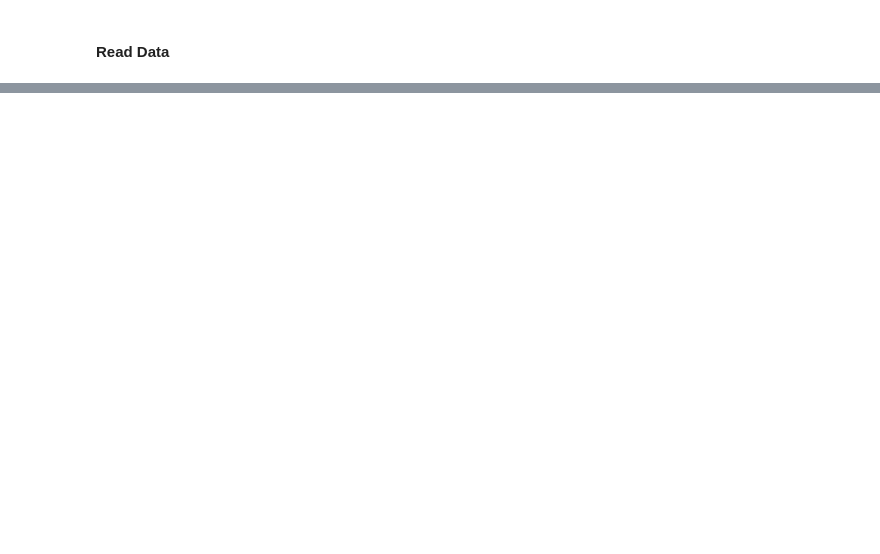
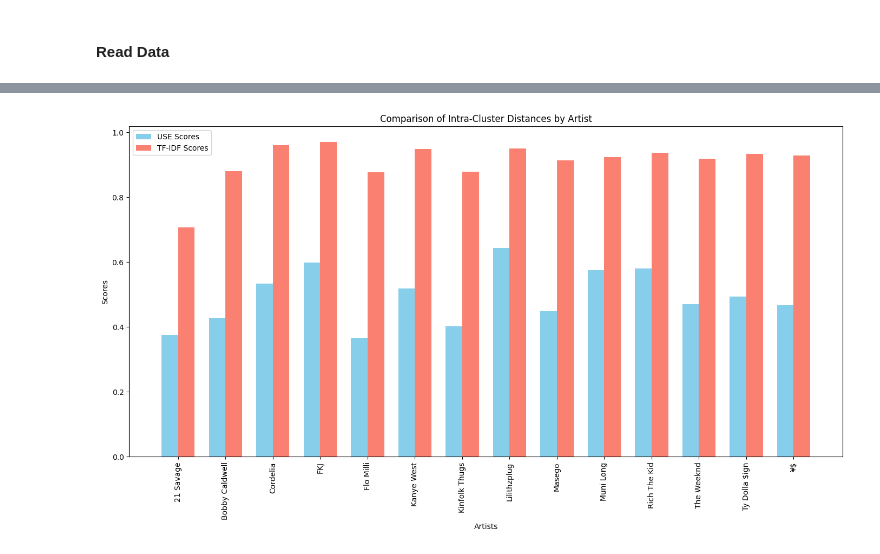
Before and after one commit to audrey-yip/CS315-Final-Project, a Jupyter notebook: data-analysis/intra_clustering_artists.ipynb, the cells around one changed output, grey strips where cells are left out. Saved outputs shown, nothing was run; the diff lists cells and outputs as text; code cells hidden in the pictures; blank space fills up the shorter version.

Commit message:
working on clustering / intra-cluster distance

```diff
--- a/data-analysis/intra_clustering_artists.ipynb
+++ b/data-analysis/intra_clustering_artists.ipynb
@@ -50,0 +134,6 @@ vectorized
+# %%
+def get_use_embeddings(texts):
+    embeddings = embed(texts)
+    return embeddings.numpy()
+
+df['use_embeddings'] = df['clean_lyrics'].apply(lambda x: get_use_embeddings([x])[0])
@@ -50,0 +154,8 @@ vectorized
+# %%
+# Group by artist and calculate intra-cluster distance
+embeddings = np.vstack(df['use_embeddings'])
+intra_cluster_scores = df.groupby('artist')['use_embeddings'].apply(lambda x: intra_cluster_distance(np.vstack(x)))
+
+use_scores = df.groupby('artist')['use_embeddings'].apply(lambda x: intra_cluster_distance(np.vstack(x)))
+
+print(use_scores.sort_values())
@@ -50,0 +188,7 @@ vectorized
+# %%
+#Make both scores into a DF on the "artist" column
+
+use_scores_df = use_scores.reset_index(name='USE Scores')
+tfidf_scores_df = tfidf_scores.reset_index(name='TF-IDF Scores')
+
+combined_scores_df = pd.merge(use_scores_df, tfidf_scores_df, on='artist', how='outer')
@@ -50,0 +213,25 @@ vectorized
+# %%
+fig, ax = plt.subplots(figsize=(14, 8))
+width = 0.35  # the width of the bars
+
+indices = range(len(combined_scores_df))
+
+
+colors_use = 'skyblue'
+colors_tfidf = 'salmon'
+
+rects1 = ax.bar(indices, combined_scores_df['USE Scores'], width, label='USE Scores', color=colors_use)
+rects2 = ax.bar([i + width for i in indices], combined_scores_df['TF-IDF Scores'], width, label='TF-IDF Scores', color=colors_tfidf)
+
+ax.set_xlabel('Artists')
+ax.set_ylabel('Scores')
+ax.set_title('Comparison of Intra-Cluster Distances by Artist')
+ax.set_xticks([i + width / 2 for i in indices])
+ax.set_xticklabels(combined_scores_df['artist'])
+plt.xticks(rotation=90)
+ax.legend()
+
+fig.tight_layout()
+plt.show()
+# %% [output]
+[figure, added]
```
Also changed, not shown: parts of 36 cells of this notebook.
